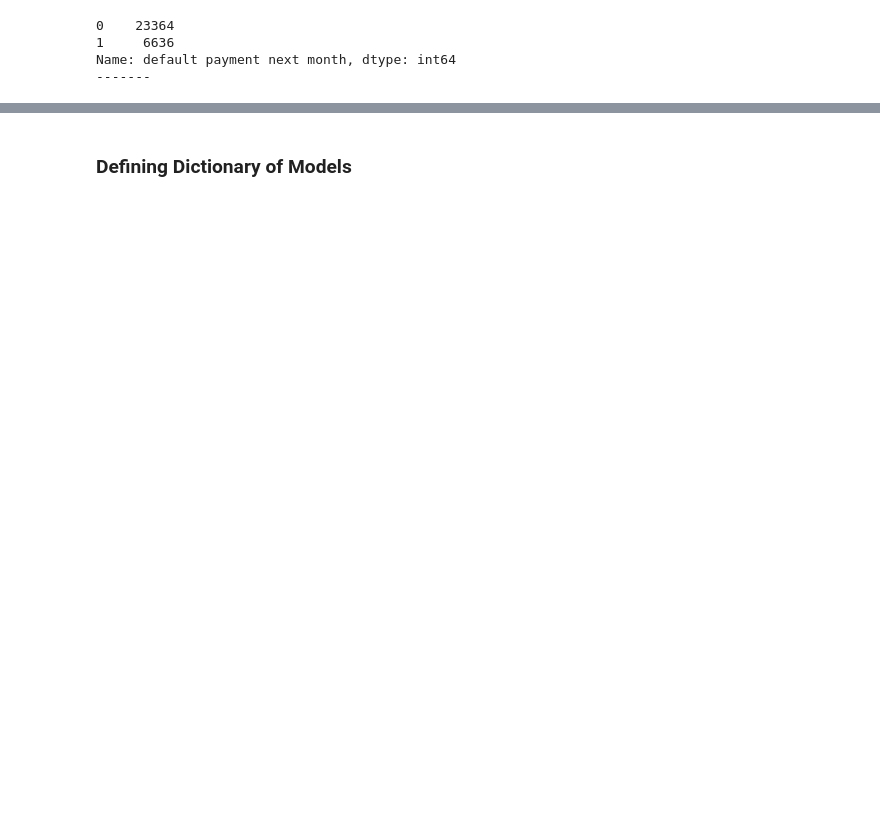
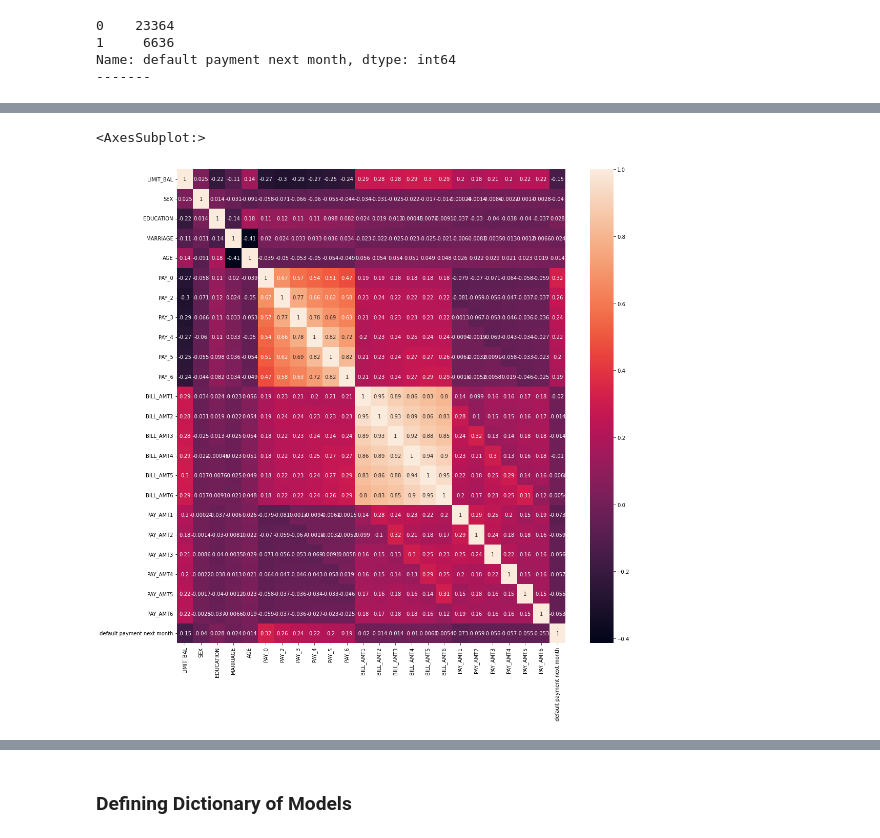
Before and after one commit to Amir-h055/Machine-Learning, a Jupyter notebook: project/Classification/Credit_Card_Clients.ipynb, the cells around one changed output, grey strips where cells are left out. Saved outputs shown, nothing was run; the diff lists cells and outputs as text; code cells hidden in the pictures; blank space fills up the shorter version.

```diff
--- a/project/Classification/Credit_Card_Clients.ipynb
+++ b/project/Classification/Credit_Card_Clients.ipynb
@@ -86,3 +206,6 @@ plt.show()
 # %%
-# plt.figure(figsize=(17,17))
-# sns.heatmap(df.corr(), annot =True)
+plt.figure(figsize=(17,17))
+sns.heatmap(dataset.corr(), annot =True)
+# %% [output]
+<AxesSubplot:>
+[figure, added]
```
Also changed, not shown: parts of 52 cells of this notebook.
